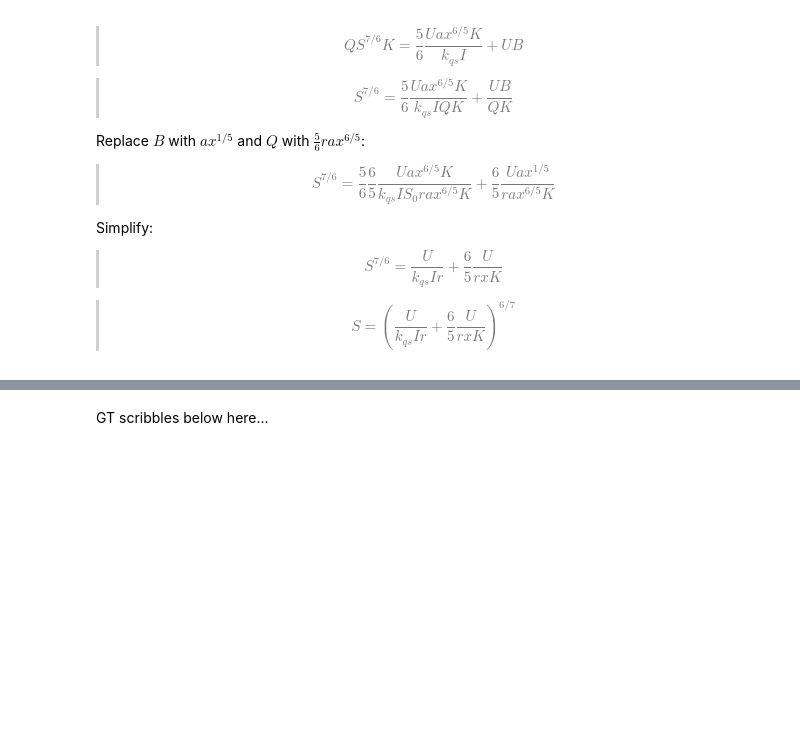
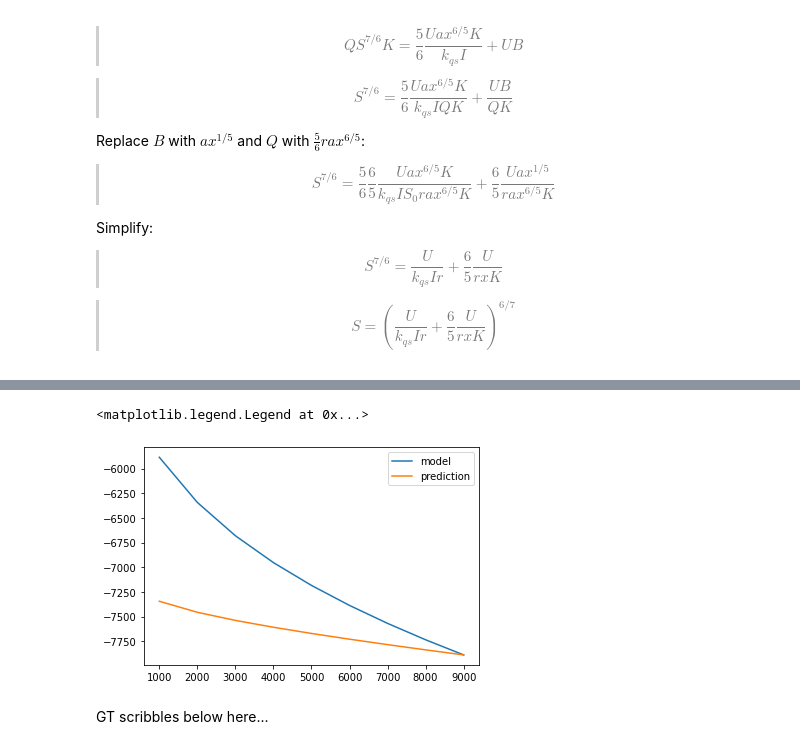
Before and after one commit to vaga3461/High-Plains, a Jupyter notebook: modeling headway SP21/special case 4 (plucking and transport).ipynb, the cells around one changed output, grey strips where cells are left out. Drawn from its saved outputs; the diff is of its cells as text; code cells hidden in the pictures; blank space fills up the shorter version.

```diff
--- a/modeling headway SP21/special case 4 (plucking and transport).ipynb
+++ b/modeling headway SP21/special case 4 (plucking and transport).ipynb
@@ -233,3 +235,14 @@ array([0.05294546, 0.04763896, 0.04564751, 0.04461955])
+# %%
+predicted_topo = -(slope_prediction * x[1:])
+
+baselevel_difference = eta[-1] - predicted_topo[-1]
+# %%
+plt.plot(x[1:], eta[1:], label = 'model')
+plt.plot(x[1:], predicted_topo + baselevel_difference, label = 'prediction')
+plt.legend()
+# %% [output]
+<matplotlib.legend.Legend at 0x...>
+[figure, added]
 # %% [markdown]
 GT scribbles below here...
 # %% [markdown]
```
Also changed, not shown: parts of 24 cells of this notebook.
